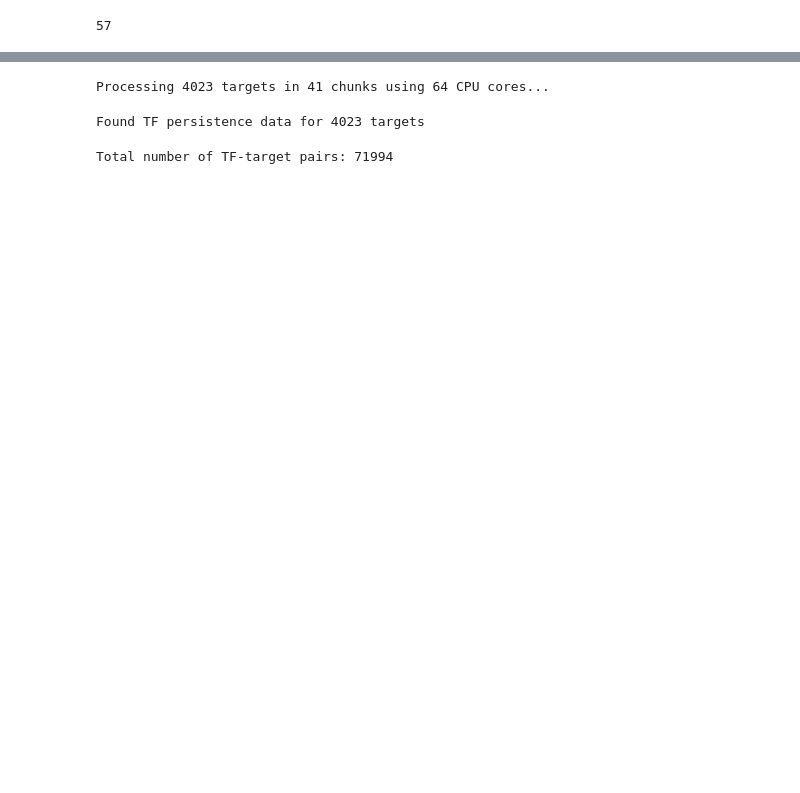
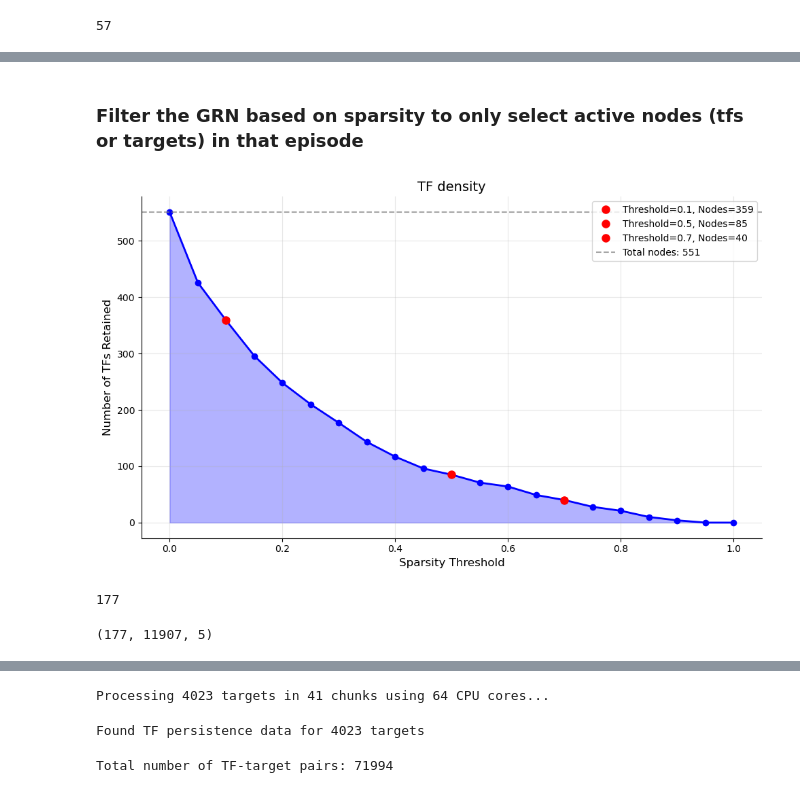
Before and after one commit to sachha-naksha/B_Cell_States, a Jupyter notebook: multiome_dynamic_regulation/py_scripts/analysis/LF_dynamics.ipynb, the cells around one changed output, grey strips where cells are left out. Cells and saved outputs as stored; diff of their text form; code cells hidden in the pictures; blank space fills up the shorter version.

```diff
--- a/multiome_dynamic_regulation/py_scripts/analysis/LF_dynamics.ipynb
+++ b/multiome_dynamic_regulation/py_scripts/analysis/LF_dynamics.ipynb
@@ -160,5 +102,6 @@ display(dnetbin.shape)
 # %%
 # compute the weighted network
 dnet = stat1_net.compute(pts)
-display(dnet.shape)
+dnet_episode = dnet[:, :, :5]
+display(dnet_episode.shape)
 # %% [output]
@@ -321,7 +114,0 @@ display(lf_force_curves_sorted_by_target.shape)
-# %%
-fig, ax, force_values = plot_force_heatmap(
-    force_df=lf_force_curves_sorted_by_target,
-    dtime=dtime,
-    figsize=(12, 12),
-    cmap='RdBu_r'
-)
@@ -435,17 +114,0 @@ def plot_tf_force_histogram_per_target(force_df, target, timepoint_idx=0, n_bins
-# %%
-# Example usage:
-# 1. For a single target with absolute force values
-timepoint_idx = 4
-target_of_interest = "PRDM1"  # Replace with your target of interest
-
-fig, ax = plot_tf_force_histogram_per_target(
-    force_df=lf_force_curves_sorted_by_target,
-    target=target_of_interest,
-    timepoint_idx=timepoint_idx,
-    n_bins=10,
-    show_tf_names=True,
-    force_threshold=0.1,
-    use_abs=True  # Use absolute force values
-)
-plt.tight_layout()
-plt.show()
@@ -702,3 +114,0 @@ display(strong_tfs_total_effect_subnetwork_of_lf.shape)
-# %%
-# Calculate sparsity for each target (across all TFs and timepoints)
-target_density = (strong_tfs_total_effect_subnetwork_of_lf != 0).mean(axis=(0, 2))
@@ -823,0 +115,2 @@ display(strong_tfs_all_forces_dcurve.shape)
+# %% [markdown]
+### Filter the GRN based on sparsity to only select active nodes (tfs or targets) in that episode
@@ -823,0 +165,19 @@ display(strong_tfs_all_forces_dcurve.shape)
+# %%
+# Calculate sparsity for each TF/Target (across all TFs/Targets and timepoints)
+tf_density = (dnet_episode != 0).mean(axis=(1,2))
+plot_node_density_vs_sparsity(tf_density, total_nodes=551, title='TF density', ylabel='Number of TFs Retained')
+# %% [output]
+[figure, added]
+# %%
+# Keep targets that are non-zero more than x% of the time
+tfs_to_keep = tf_density > 0.3
+tfs_to_keep_indices = np.where(tfs_to_keep)[0]
+display(len(tfs_to_keep_indices))
+# %% [output]
+177
+# %%
+# Get the subnetworks for the kept TFs
+dnet_episode_filtered = dnet_episode[np.ix_(tfs_to_keep_indices, range(dnet_episode.shape[1]), range(dnet_episode.shape[2]))]
+display(dnet_episode_filtered.shape)
+# %% [output]
+(177, 11907, 5)
```
Also changed, not shown: parts of 78 cells of this notebook, 1 other file.
